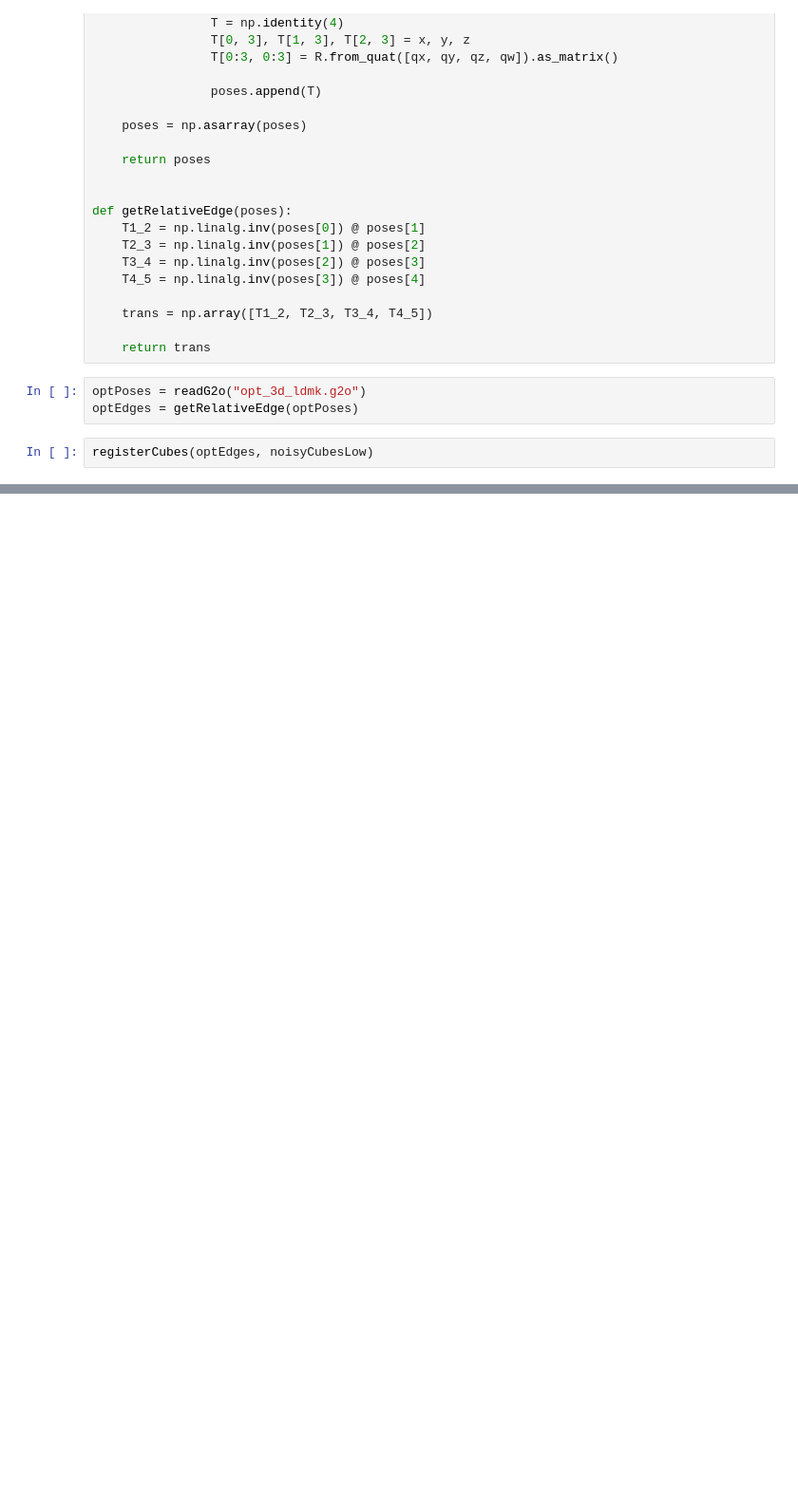
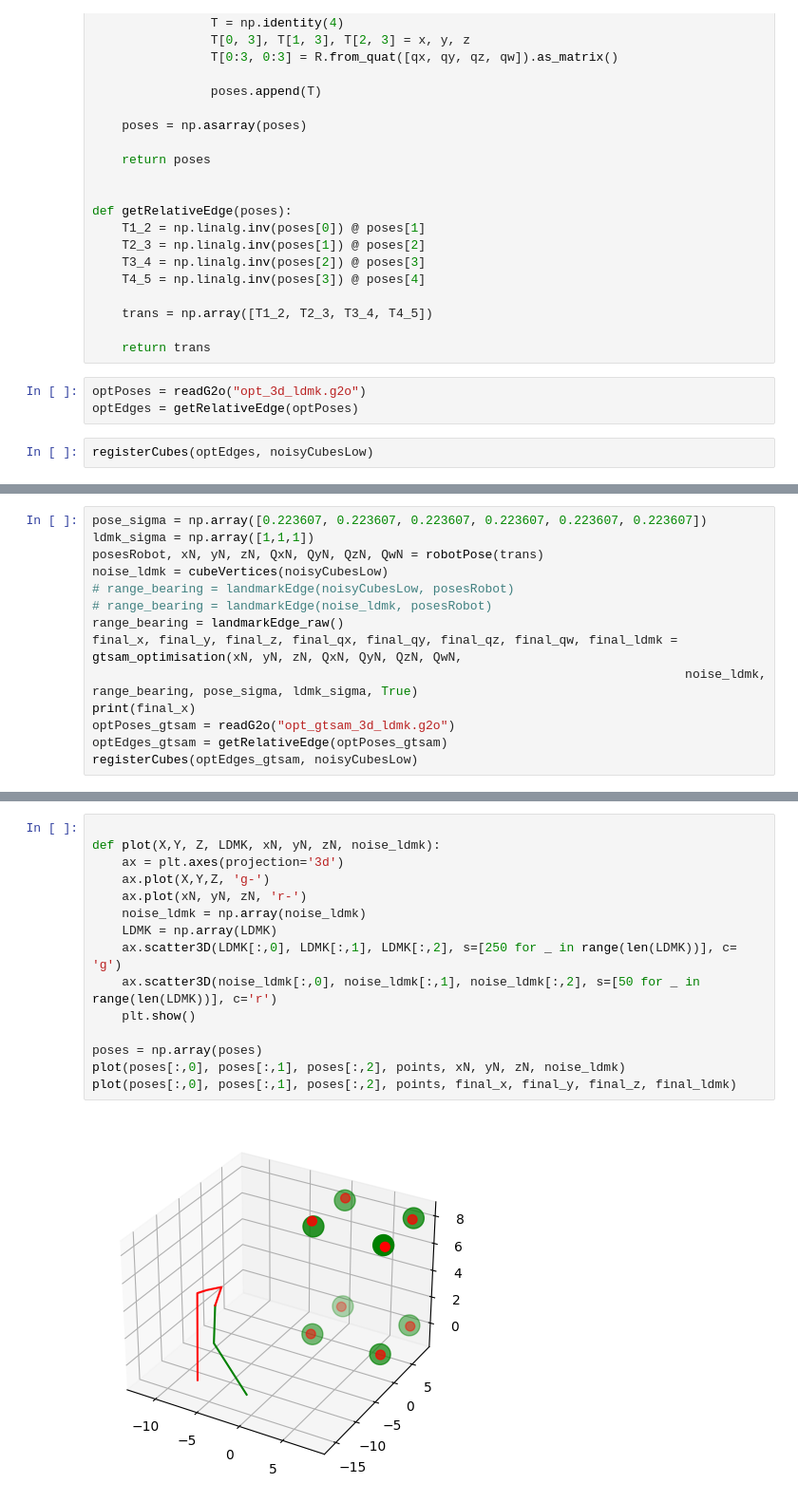
Before and after one commit to ayushsharma-crypto/SLAM-BO-G2O-GTSAM, a Jupyter notebook: Tutorial/landmarkSlam/landmarkSlam.ipynb, the cells around one changed output, grey strips where cells are left out. Shown: that part at 95% size. Cells and saved outputs as stored; diff of their text form; blank space fills up the shorter version.

```diff
--- a/Tutorial/landmarkSlam/landmarkSlam.ipynb
+++ b/Tutorial/landmarkSlam/landmarkSlam.ipynb
@@ -392,0 +695,14 @@ registerCubes(optEdges, noisyCubesLow)
+# %%
+pose_sigma = np.array([0.223607, 0.223607, 0.223607, 0.223607, 0.223607, 0.223607])
+ldmk_sigma = np.array([1,1,1])
+posesRobot, xN, yN, zN, QxN, QyN, QzN, QwN = robotPose(trans)
+noise_ldmk = cubeVertices(noisyCubesLow)
+# range_bearing = landmarkEdge(noisyCubesLow, posesRobot)
+# range_bearing = landmarkEdge(noise_ldmk, posesRobot)
+range_bearing = landmarkEdge_raw()
+final_x, final_y, final_z, final_qx, final_qy, final_qz, final_qw, final_ldmk = gtsam_optimisation(xN, yN, zN, QxN, QyN, QzN, QwN,
+                                                                                noise_ldmk, range_bearing, pose_sigma, ldmk_sigma, True)
+print(final_x)
+optPoses_gtsam = readG2o("opt_gtsam_3d_ldmk.g2o")
+optEdges_gtsam = getRelativeEdge(optPoses_gtsam)
+registerCubes(optEdges_gtsam, noisyCubesLow)
@@ -392,0 +725,17 @@ registerCubes(optEdges, noisyCubesLow)
+# %%
+
+def plot(X,Y, Z, LDMK, xN, yN, zN, noise_ldmk):
+    ax = plt.axes(projection='3d')
+    ax.plot(X,Y,Z, 'g-')
+    ax.plot(xN, yN, zN, 'r-')
+    noise_ldmk = np.array(noise_ldmk)
+    LDMK = np.array(LDMK)
+    ax.scatter3D(LDMK[:,0], LDMK[:,1], LDMK[:,2], s=[250 for _ in range(len(LDMK))], c= 'g')
+    ax.scatter3D(noise_ldmk[:,0], noise_ldmk[:,1], noise_ldmk[:,2], s=[50 for _ in range(len(LDMK))], c='r')
+    plt.show()
+
+poses = np.array(poses)
+plot(poses[:,0], poses[:,1], poses[:,2], points, xN, yN, zN, noise_ldmk)
+plot(poses[:,0], poses[:,1], poses[:,2], points, final_x, final_y, final_z, final_ldmk)
+# %% [output]
+[figure, added]
```
Also changed, not shown: parts of 9 cells of this notebook, 11 other files.
